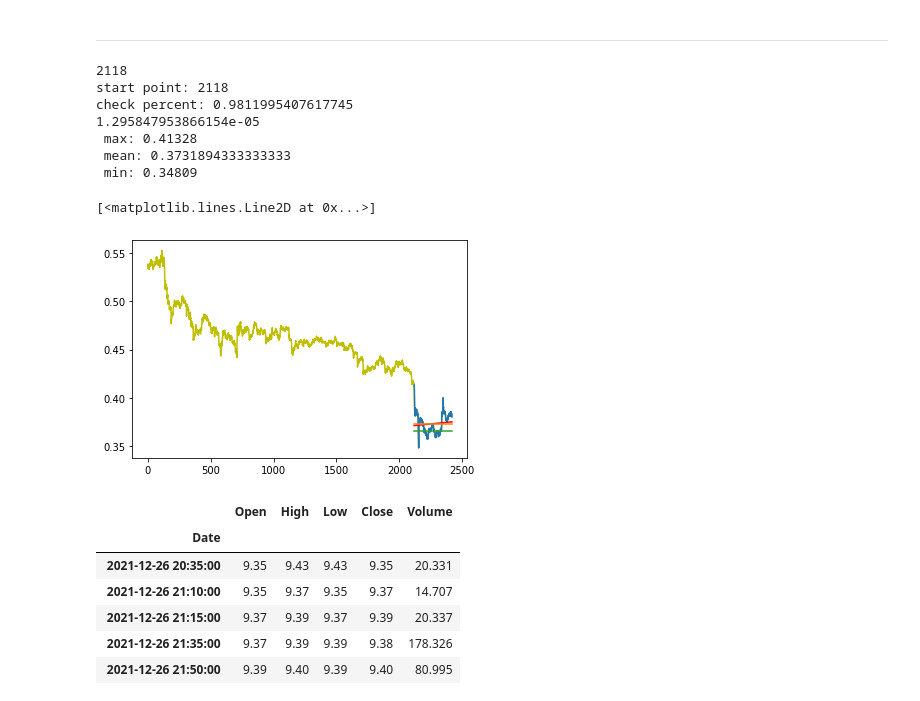
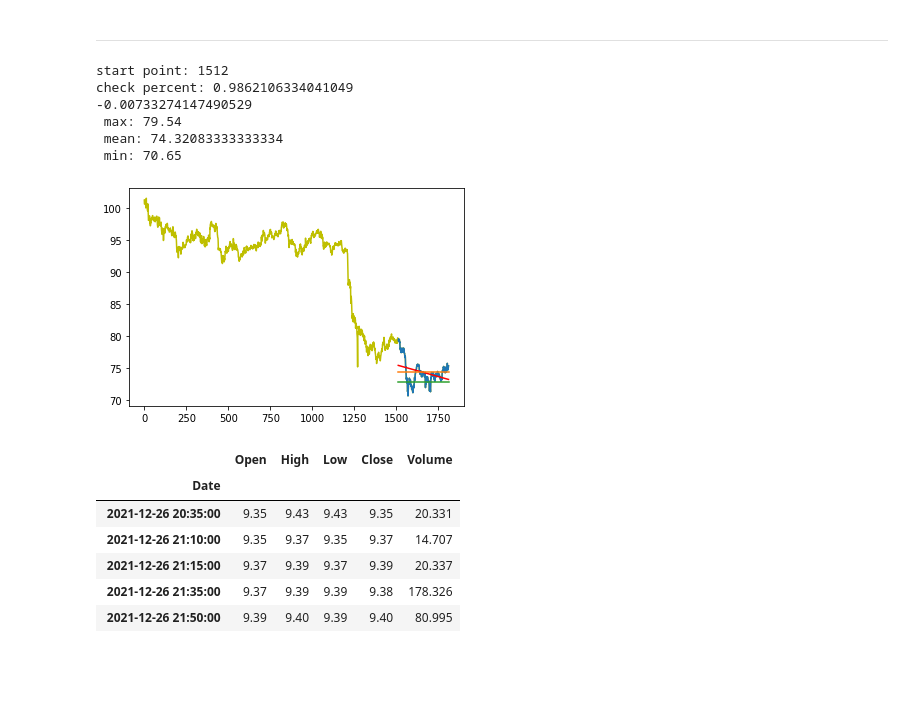
Before and after one commit to julia-claira/crypto, a Jupyter notebook: humble_bot.ipynb, the cells around one changed output. Drawn from its saved outputs; the diff is of its cells as text; code cells hidden in the pictures; blank space fills up the shorter version.

```diff
--- a/humble_bot.ipynb
+++ b/humble_bot.ipynb
@@ -67,7 +67,7 @@ def find_starting_point(df):
 
     #go backwards until slope is less than .5 (absolute value)
     while (abs(slope)>.5 and start_point>0):
-        start_point=start_point-10
+        start_point=start_point-5
         window=df.iloc[start_point:len(df)]
         #print(start_point)
         x = np.arange(0,len(window))
@@ -82,7 +82,7 @@ def find_starting_point(df):
     #now fine tune the start point if conditions have been met
     if (stable_currency==True):
         old_slope=slope
-        print(start_point)
+        #print(start_point)
         while (abs(old_slope)>=abs(slope) and start_point>0): #need to add an or if the slope never makes it
             old_slope=slope
             start_point=start_point-10
@@ -118,7 +118,8 @@ def find_starting_point(df):
         return start_point
     else:
         print('the conditions have not been met so leave currency out this time')
-        return -1
+        start_point=-1
+        return start_point
 # %%
 #outputs graph
 def output_graph(df,start_point):
@@ -198,27 +199,26 @@ def coinbase_historical(crypto):
 # %%
 #run this for a single selected currency
 #I would like to have this show 10 days + worth but show this line as where it starts the mean
-df=coinbase_historical('GALA-USDT')
+df=coinbase_historical('AXS-USDT')
 start_point=find_starting_point(df)
 x1,y1,x2,y2,a,b,regress_values=output_graph(df,start_point)
 
 
 adjust=.99*.99
 plt.plot(x1,y1,'-y')
 plt.plot(x2,y2)
 plt.plot(x2,regress_values,'-r')
 plt.plot(a,[b,b])
 plt.plot(a,[b*adjust,b*adjust])
+plt.show()
 # %% [output]
-2118
-start point: 2118
-check percent: 0.9811995407617745
-1.295847953866154e-05
- max: 0.41328
- mean: 0.3731894333333333
- min: 0.34809
+start point: 1512
+check percent: 0.9862106334041049
+-0.00733274147490529
+ max: 79.54
+ mean: 74.32083333333334
+ min: 70.65
-[<matplotlib.lines.Line2D at 0x...>]
-[figure, old version]
+[figure, new version]
 # %%
 df
 # %% [output]
```
Also changed, not shown: parts of 6 cells of this notebook.
